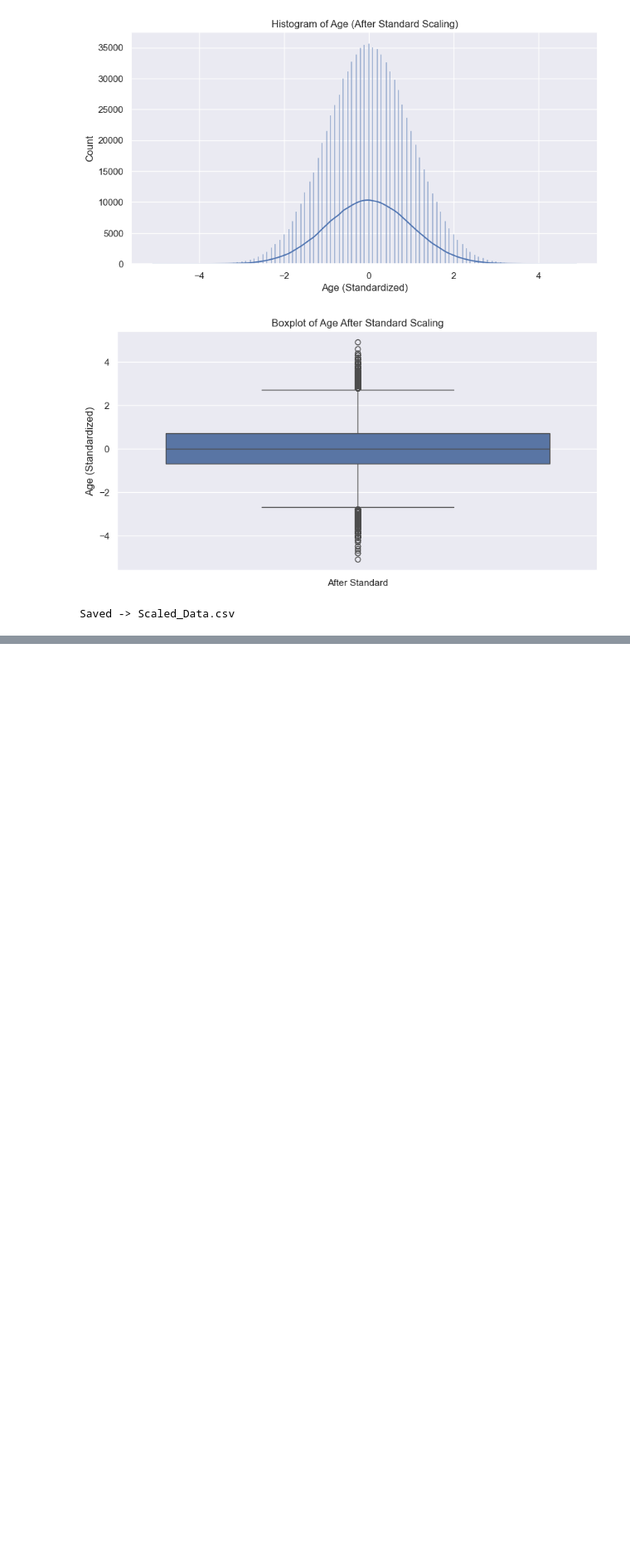
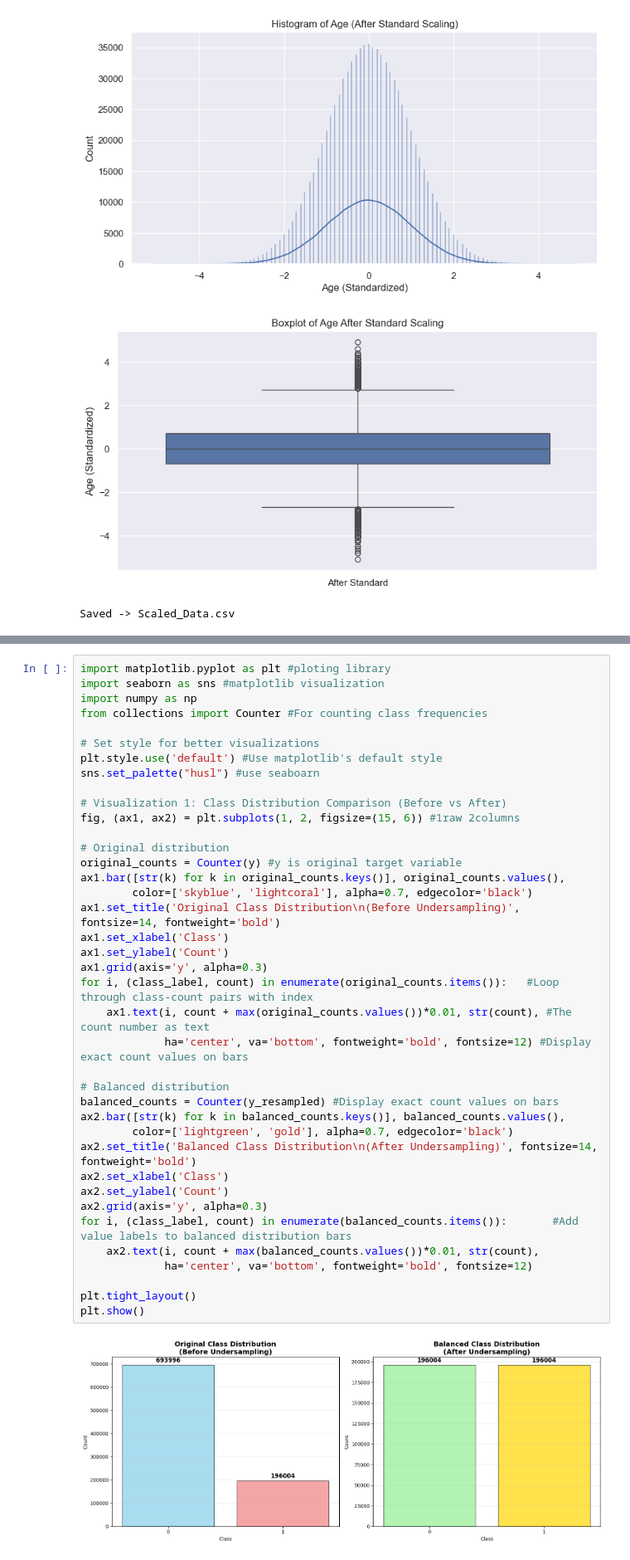
Before and after one commit to IT24510004/2025-Y2-S1-MLB-B4G2-07---Data-Preprocessing-EDA-Visualization, a Jupyter notebook: Group_Pipeline/DataPipeline.ipynb, the cells around one changed output, grey strips where cells are left out. Shown at 83% size. Cells and saved outputs as stored; diff of their text form; blank space fills up the shorter version.

```diff
--- a/Group_Pipeline/DataPipeline.ipynb
+++ b/Group_Pipeline/DataPipeline.ipynb
@@ -339,0 +341,41 @@ File saved as 'FinalDataSet.csv'
+# %%
+import matplotlib.pyplot as plt #ploting library
+import seaborn as sns #matplotlib visualization
+import numpy as np
+from collections import Counter #For counting class frequencies
+
+# Set style for better visualizations
+plt.style.use('default') #Use matplotlib's default style
+sns.set_palette("husl") #use seaboarn
+
+# Visualization 1: Class Distribution Comparison (Before vs After)
+fig, (ax1, ax2) = plt.subplots(1, 2, figsize=(15, 6)) #1raw 2columns
+
+# Original distribution
+original_counts = Counter(y) #y is original target variable
+ax1.bar([str(k) for k in original_counts.keys()], original_counts.values(),
+        color=['skyblue', 'lightcoral'], alpha=0.7, edgecolor='black')
+ax1.set_title('Original Class Distribution\n(Before Undersampling)', fontsize=14, fontweight='bold')
+ax1.set_xlabel('Class')
+ax1.set_ylabel('Count')
+ax1.grid(axis='y', alpha=0.3)
+for i, (class_label, count) in enumerate(original_counts.items()):   #Loop through class-count pairs with index
+    ax1.text(i, count + max(original_counts.values())*0.01, str(count), #The count number as text
+             ha='center', va='bottom', fontweight='bold', fontsize=12) #Display exact count values on bars
+
+# Balanced distribution
+balanced_counts = Counter(y_resampled) #Display exact count values on bars
+ax2.bar([str(k) for k in balanced_counts.keys()], balanced_counts.values(),
+        color=['lightgreen', 'gold'], alpha=0.7, edgecolor='black')
+ax2.set_title('Balanced Class Distribution\n(After Undersampling)', fontsize=14, fontweight='bold')
+ax2.set_xlabel('Class')
+ax2.set_ylabel('Count')
+ax2.grid(axis='y', alpha=0.3)
+for i, (class_label, count) in enumerate(balanced_counts.items()):       #Add value labels to balanced distribution bars
+    ax2.text(i, count + max(balanced_counts.values())*0.01, str(count),
+             ha='center', va='bottom', fontweight='bold', fontsize=12)
+
+plt.tight_layout()
+plt.show()
+# %% [output]
+[figure, added]
```
Also changed, not shown: parts of 9 cells of this notebook.
